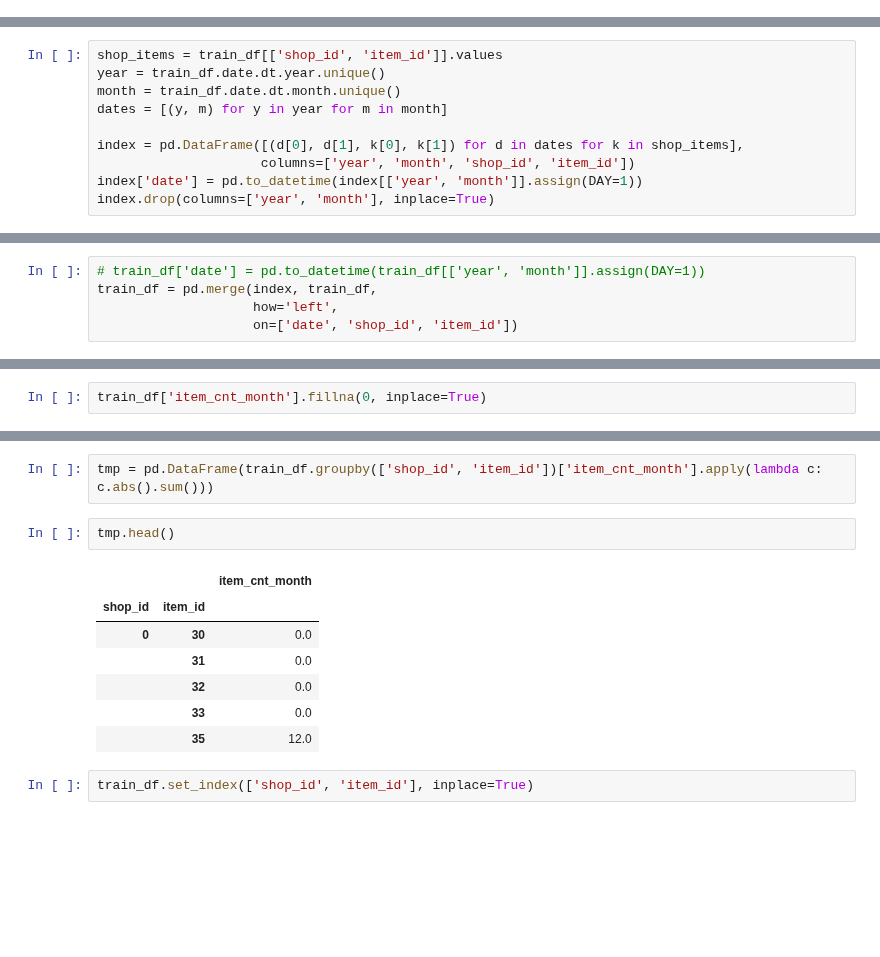
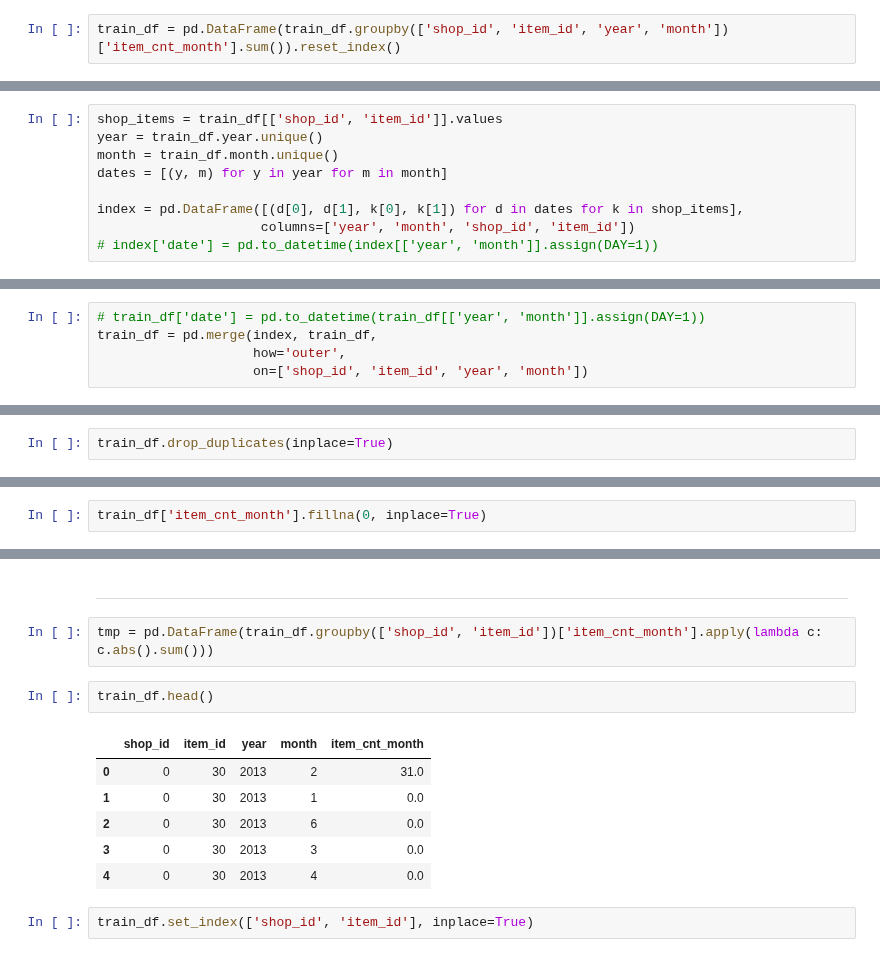
Before and after one commit to the-chiefdom/Predict_Future_Sales, a Jupyter notebook: Wrangling_Exploratory.ipynb, the cells around one changed output, grey strips where cells are left out. Drawn from its saved outputs; the diff is of its cells as text; blank space fills up the shorter version.

Commit message:
Created train csv containing no duplicates and no unused items

```diff
--- a/Wrangling_Exploratory.ipynb
+++ b/Wrangling_Exploratory.ipynb
@@ -154,3 +159,5 @@ train_df = train_df.rename(columns={'item_cnt_day':'item_cnt_month'})
+# %%
+train_df = pd.DataFrame(train_df.groupby(['shop_id', 'item_id', 'year', 'month'])['item_cnt_month'].sum()).reset_index()
 # %% [markdown]
 Aggregating the item sales count into months since that is the figure we are being asked to predict
 # %%
@@ -172,11 +177,10 @@ train_df['date'] = pd.to_datetime(train_df['date'], dayfirst=True)
 # train_df['year'] = train_df['date'].dt.year
 # %%
 shop_items = train_df[['shop_id', 'item_id']].values
-year = train_df.date.dt.year.unique()
-month = train_df.date.dt.month.unique()
+year = train_df.year.unique()
+month = train_df.month.unique()
 dates = [(y, m) for y in year for m in month]
 
 index = pd.DataFrame([(d[0], d[1], k[0], k[1]) for d in dates for k in shop_items],
                      columns=['year', 'month', 'shop_id', 'item_id'])
-index['date'] = pd.to_datetime(index[['year', 'month']].assign(DAY=1))
-index.drop(columns=['year', 'month'], inplace=True)
+# index['date'] = pd.to_datetime(index[['year', 'month']].assign(DAY=1))
@@ -190,5 +196,5 @@ array([ 0,  1,  2,  3,  4,  5,  6,  7,  8,  9, 10, 11, 12, 13, 14, 15, 16,
 # %%
 # train_df['date'] = pd.to_datetime(train_df[['year', 'month']].assign(DAY=1))
 train_df = pd.merge(index, train_df,
-                    how='left',
-                    on=['date', 'shop_id', 'item_id'])
+                    how='outer',
+                    on=['shop_id', 'item_id', 'year', 'month'])
@@ -195,3 +203,5 @@ train_df = pd.merge(index, train_df,
+# %%
+train_df.drop_duplicates(inplace=True)
 # %%
 train_df.isna().sum()
 # %% [output]
@@ -215,15 +246,16 @@ dtype: int64
+# %% [markdown]
+---
 # %%
 tmp = pd.DataFrame(train_df.groupby(['shop_id', 'item_id'])['item_cnt_month'].apply(lambda c: c.abs().sum()))
 # %%
-tmp.head()
+train_df.head()
 # %% [output]
-|  |  | item_cnt_month |
-| shop_id | item_id |  |
-| 0 | 30 | 0.0 |
-|  | 31 | 0.0 |
-|  | 32 | 0.0 |
-|  | 33 | 0.0 |
-|  | 35 | 12.0 |
+|  | shop_id | item_id | year | month | item_cnt_month |
+| 0 | 0 | 30 | 2013 | 2 | 31.0 |
+| 1 | 0 | 30 | 2013 | 1 | 0.0 |
+| 2 | 0 | 30 | 2013 | 6 | 0.0 |
+| 3 | 0 | 30 | 2013 | 3 | 0.0 |
+| 4 | 0 | 30 | 2013 | 4 | 0.0 |
 # %%
 train_df.set_index(['shop_id', 'item_id'], inplace=True)
 # %%
```
Also changed, not shown: parts of 21 cells of this notebook.
